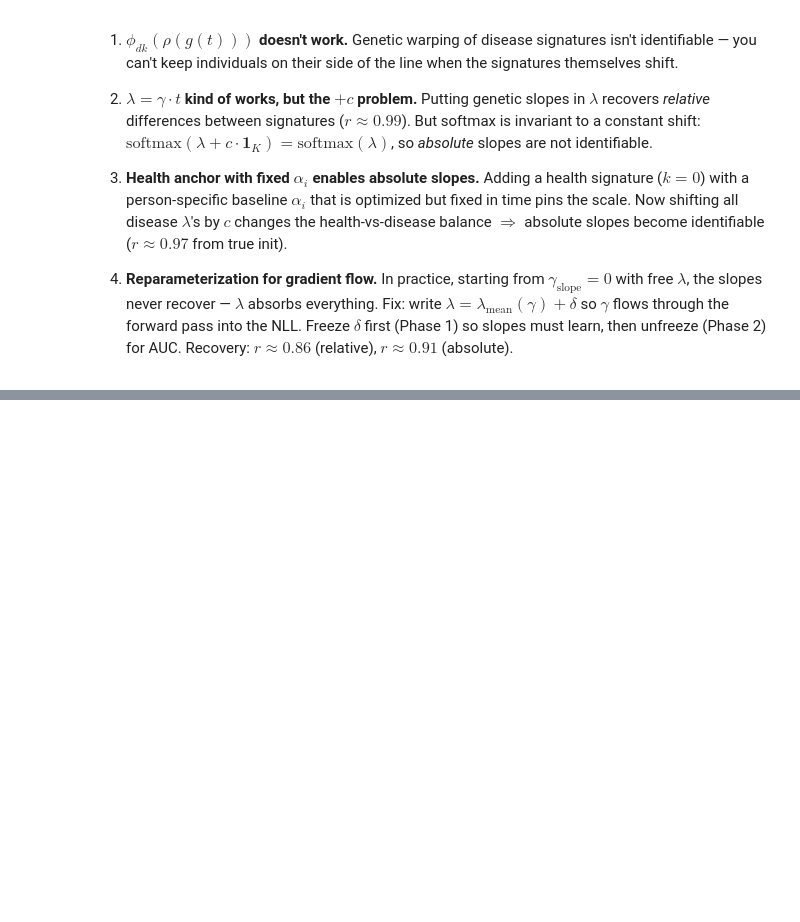
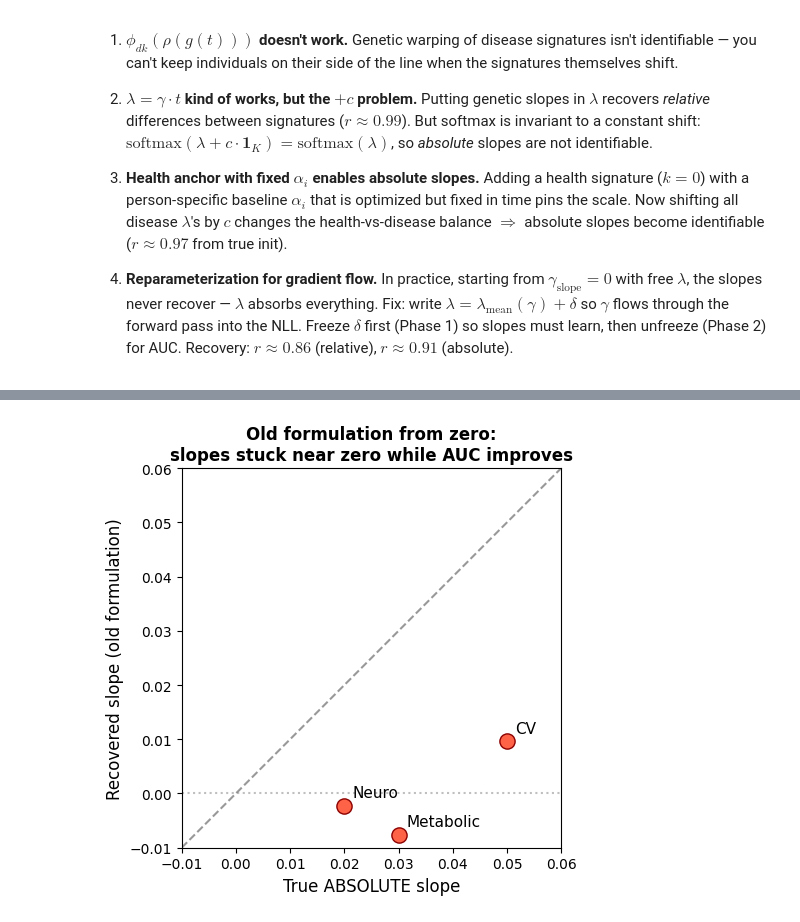
Before and after one commit to surbut/aladynoulli2, a Jupyter notebook: genetic_slope_recovery.ipynb, the cells around one changed output, grey strips where cells are left out. Saved outputs shown, nothing was run; the diff lists cells and outputs as text; code cells hidden in the pictures; blank space fills up the shorter version.

```diff
--- a/genetic_slope_recovery.ipynb
+++ b/genetic_slope_recovery.ipynb
@@ -166 +214,20 @@ plt.show()
+# %%
+# --- Plot: failure of old formulation from zero ---
+fig, ax = plt.subplots(figsize=(5.5, 5))
+ax.scatter(true_abs_std, est_old_zero, s=120, c='tomato', edgecolors='darkred', zorder=3)
+lims = [-0.01, true_abs_std.max() + 0.01]
+ax.plot(lims, lims, 'k--', alpha=0.4, lw=1.5)
+ax.axhline(0, color='gray', ls=':', alpha=0.5)
+for k, lab in enumerate(['CV', 'Metabolic', 'Neuro']):
+    ax.annotate(lab, (true_abs_std[k], est_old_zero[k]), xytext=(6, 6),
+                textcoords='offset points', fontsize=11)
+ax.set_xlabel('True ABSOLUTE slope', fontsize=12)
+ax.set_ylabel('Recovered slope (old formulation)', fontsize=12)
+ax.set_title('Old formulation from zero:\nslopes stuck near zero while AUC improves',
+             fontsize=12, fontweight='bold')
+ax.set_xlim(lims); ax.set_ylim(lims); ax.set_aspect('equal')
+plt.tight_layout()
+plt.show()
+# %% [output]
+[figure, added]
 # %% [markdown]
```
Also changed, not shown: parts of 23 cells of this notebook, 4 other files.
